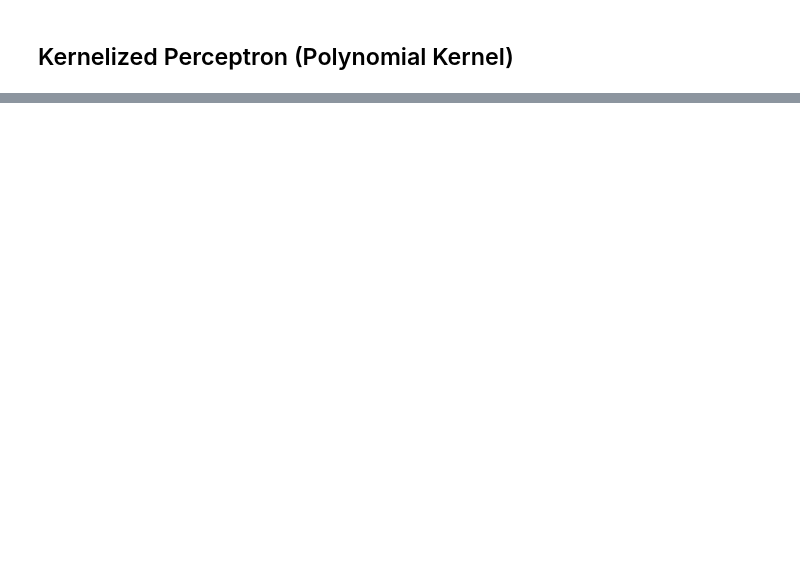
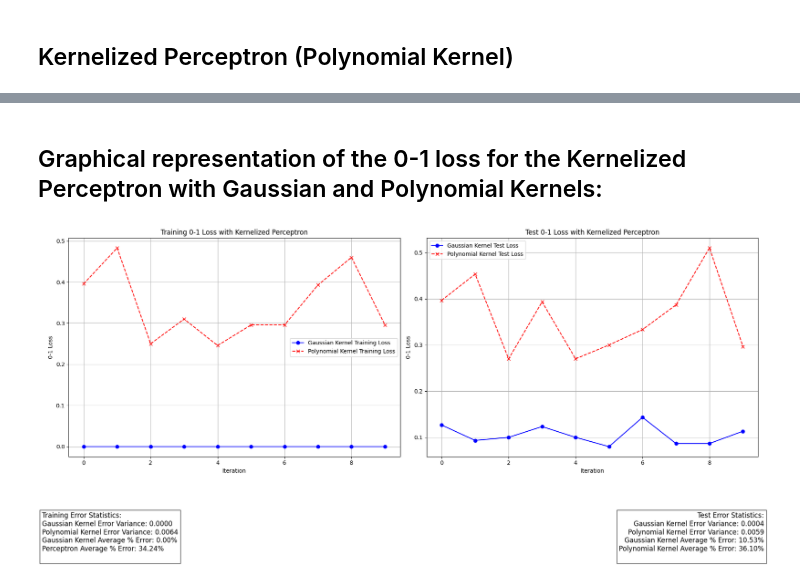
Before and after one commit to chiesastefano/KernelLinearClassificationML, a Jupyter notebook: Code/test.ipynb, the cells around one changed output, grey strips where cells are left out. Drawn from its saved outputs; the diff is of its cells as text; code cells hidden in the pictures; blank space fills up the shorter version.

```diff
--- a/Code/test.ipynb
+++ b/Code/test.ipynb
@@ -375,13 +376,13 @@ plt.show()
 # %%
 zol_training_kernelized_perceptron = []
 zol_test_kernelized_perceptron = []
-sigma = 0.1
+sigma = 2.0
 
 for i in range(10):
     # Training and test set
     x_train, x_test, y_train, y_test = fun.split_data(data)
     # Run the Kernelized Perceptron on the training set
-    prediction_train = fun.kernel_perceptron(x_train, y_train, 0.1, sigma=sigma, epochs=1, kernel='gaussian')
+    prediction_train = fun.kernel_perceptron(x_train, y_train, 0.001, sigma=sigma, epochs=50, kernel='gaussian')
     # Calculate the 0-1 loss on the training set
     zol_training_kernelized_perceptron.append(fun.zero_one_loss(prediction_train[1], y_train, y_train.shape[0]))
 
@@ -428,0 +473,63 @@ Kernelized Perceptron Training Variance: 1.6403265306122444e-05
+# %% [markdown]
+## Graphical representation of the 0-1 loss for the Kernelized Perceptron with Gaussian and Polynomial Kernels:
+# %%
+# Calculate variance and average percentage for Gaussian Kernel
+variance_zol_training_kernelized_perceptron = np.var(zol_training_kernelized_perceptron)
+average_zol_training_kernelized_perceptron_percentage = np.mean(zol_training_kernelized_perceptron) * 100
+variance_zol_test_kernelized_perceptron = np.var(zol_test_kernelized_perceptron)
+average_zol_test_kernelized_perceptron_percentage = np.mean(zol_test_kernelized_perceptron) * 100
+
+# Calculate variance and average percentage for Polynomial Kernel
+variance_zol_training_kernelized_perceptron_poly = np.var(zol_training_kernelized_perceptron_poly)
+average_zol_training_kernelized_perceptron_poly_percentage = np.mean(zol_training_kernelized_perceptron_poly) * 100
+variance_zol_test_kernelized_perceptron_poly = np.var(zol_test_kernelized_perceptron_poly)
+average_zol_test_kernelized_perceptron_poly_percentage = np.mean(zol_test_kernelized_perceptron_poly) * 100
+
+# Plotting
+plt.figure(figsize=(18, 8))
+
+# Training Loss Graph
+plt.subplot(1, 2, 1)  # (rows, columns, panel number)
+plt.plot(zol_training_kernelized_perceptron, marker='o', linestyle='-', color='b', label='Gaussian Kernel Training Loss')
+plt.plot(zol_training_kernelized_perceptron_poly, marker='x', linestyle='--', color='r', label='Polynomial Kernel Training Loss')
+
+plt.title('Training 0-1 Loss with Kernelized Perceptron')
+plt.xlabel('Iteration')
+plt.ylabel('0-1 Loss')
+plt.grid(True)
+plt.legend()
+
+# Test Loss Graph
+plt.subplot(1, 2, 2)  # (rows, columns, panel number)
+plt.plot(zol_test_kernelized_perceptron, marker='o', linestyle='-', color='b', label='Gaussian Kernel Test Loss')
+plt.plot(zol_test_kernelized_perceptron_poly, marker='x', linestyle='--', color='r', label='Polynomial Kernel Test Loss')
+
+plt.title('Test 0-1 Loss with Kernelized Perceptron')
+plt.xlabel('Iteration')
+plt.ylabel('0-1 Loss')
+plt.grid(True)
+plt.legend()
+
+plt.figtext(0, 0.1,
+            f'Training Error Statistics:\n'
+            f'Gaussian Kernel Error Variance: {variance_zol_training_kernelized_perceptron:.4f}\n'
+            f'Polynomial Kernel Error Variance: {variance_zol_training_kernelized_perceptron_poly:.4f}\n'
+            f'Gaussian Kernel Average % Error: {average_zol_training_kernelized_perceptron_percentage:.2f}%\n'
+            f'Perceptron Average % Error: {average_zol_training_kernelized_perceptron_poly_percentage:.2f}%\n',
+            ha='left', va='top', fontsize=12, bbox=dict(facecolor='white', alpha=0.8))
+
+plt.figtext(1, 0.1,
+            f'Test Error Statistics:\n'
+            f'Gaussian Kernel Error Variance: {variance_zol_test_kernelized_perceptron:.4f}\n'
+            f'Polynomial Kernel Error Variance: {variance_zol_test_kernelized_perceptron_poly:.4f}\n'
+            f'Gaussian Kernel Average % Error: {average_zol_test_kernelized_perceptron_percentage:.2f}%\n'
+            f'Polynomial Kernel Average % Error: {average_zol_test_kernelized_perceptron_poly_percentage:.2f}%\n',
+            ha='right', va='top', fontsize=12, bbox=dict(facecolor='white', alpha=0.8))
+
+# Adjust layout to provide extra space for annotations
+plt.tight_layout(rect=[0, 0.2, 1, 1])  # Adjusts subplot parameters to fit the text
+
+# Show the plots
+plt.show()
+# %% [output]
+[figure, added]
```
Also changed, not shown: parts of 15 cells of this notebook, 1 other file.
